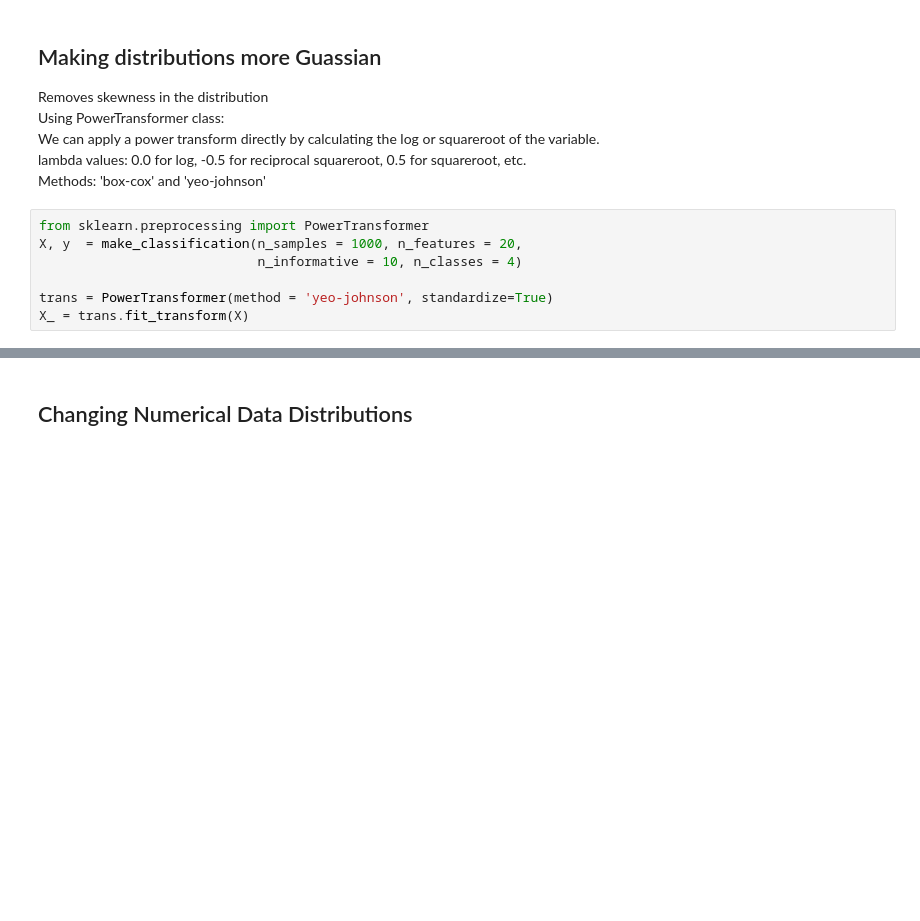
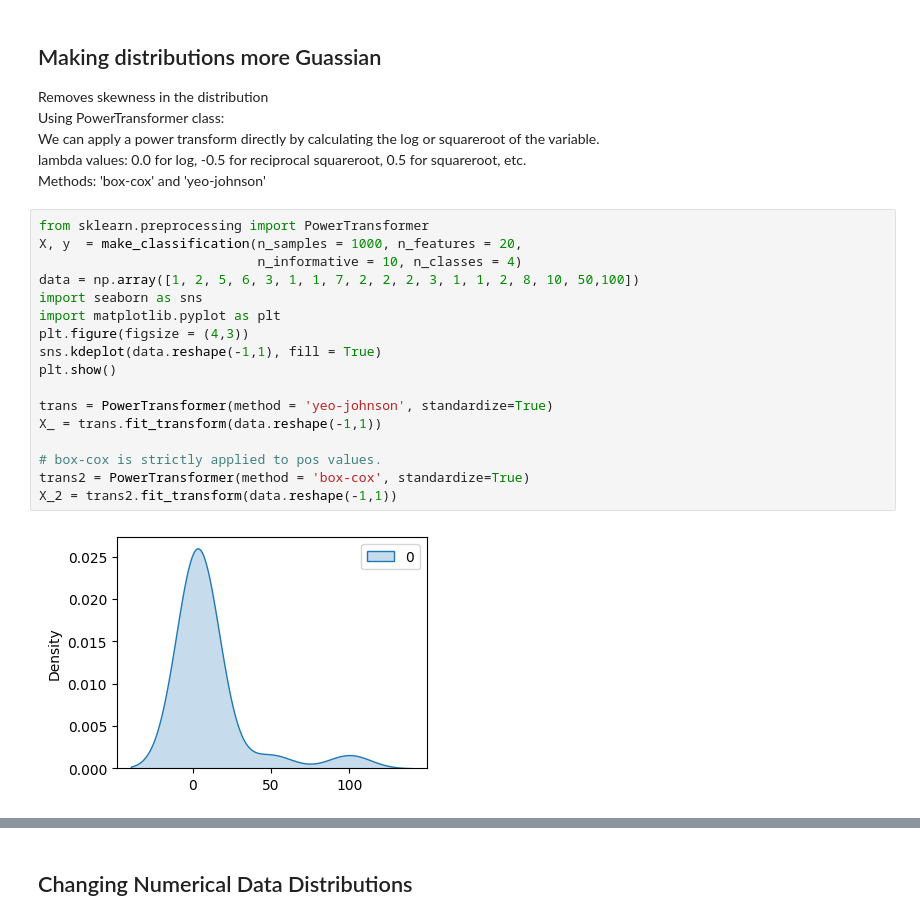
Before and after one commit to kruthi-sb/Data_science, a Jupyter notebook: all_modules_practice/M4.ipynb, the cells around one changed output, grey strips where cells are left out. Drawn from its saved outputs; the diff is of its cells as text; blank space fills up the shorter version.

```diff
--- a/all_modules_practice/M4.ipynb
+++ b/all_modules_practice/M4.ipynb
@@ -77,10 +77,22 @@ Using PowerTransformer class:
 We can apply a power transform directly by calculating the log or squareroot of the variable.
 lambda values: 0.0 for log, -0.5 for reciprocal squareroot, 0.5 for squareroot, etc.
 Methods: 'box-cox' and 'yeo-johnson'
-# %%
-from sklearn.preprocessing import PowerTransformer
-X, y  = make_classification(n_samples = 1000, n_features = 20,
-                            n_informative = 10, n_classes = 4)
-
-trans = PowerTransformer(method = 'yeo-johnson', standardize=True)
-X_ = trans.fit_transform(X)
+# %%
+from sklearn.preprocessing import PowerTransformer
+X, y  = make_classification(n_samples = 1000, n_features = 20,
+                            n_informative = 10, n_classes = 4)
+data = np.array([1, 2, 5, 6, 3, 1, 1, 7, 2, 2, 2, 3, 1, 1, 2, 8, 10, 50,100])
+import seaborn as sns
+import matplotlib.pyplot as plt
+plt.figure(figsize = (4,3))
+sns.kdeplot(data.reshape(-1,1), fill = True)
+plt.show()
+
+trans = PowerTransformer(method = 'yeo-johnson', standardize=True)
+X_ = trans.fit_transform(data.reshape(-1,1))
+
+# box-cox is strictly applied to pos values.
+trans2 = PowerTransformer(method = 'box-cox', standardize=True)
+X_2 = trans2.fit_transform(data.reshape(-1,1))
+# %% [output]
+[figure, added]
```
Also changed, not shown: parts of 9 cells of this notebook.
